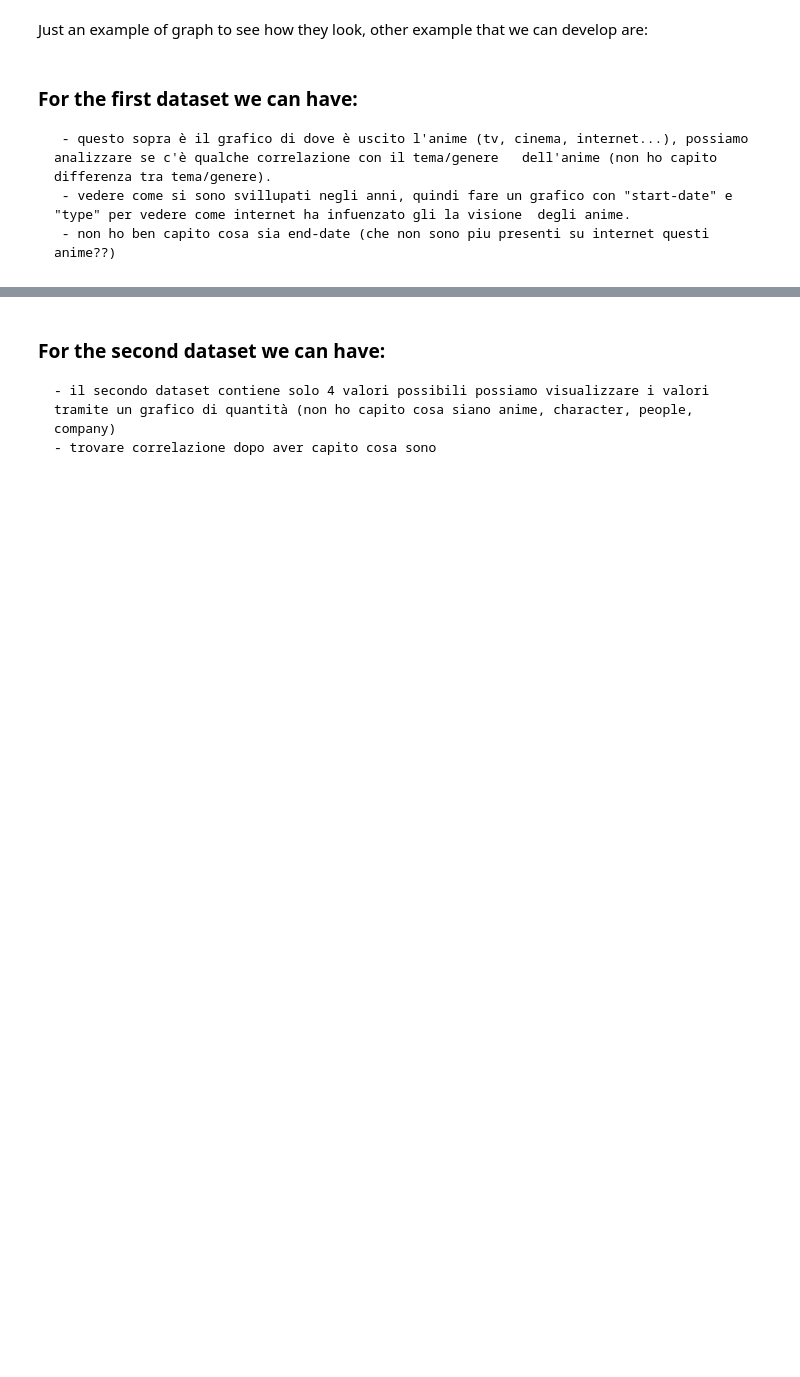
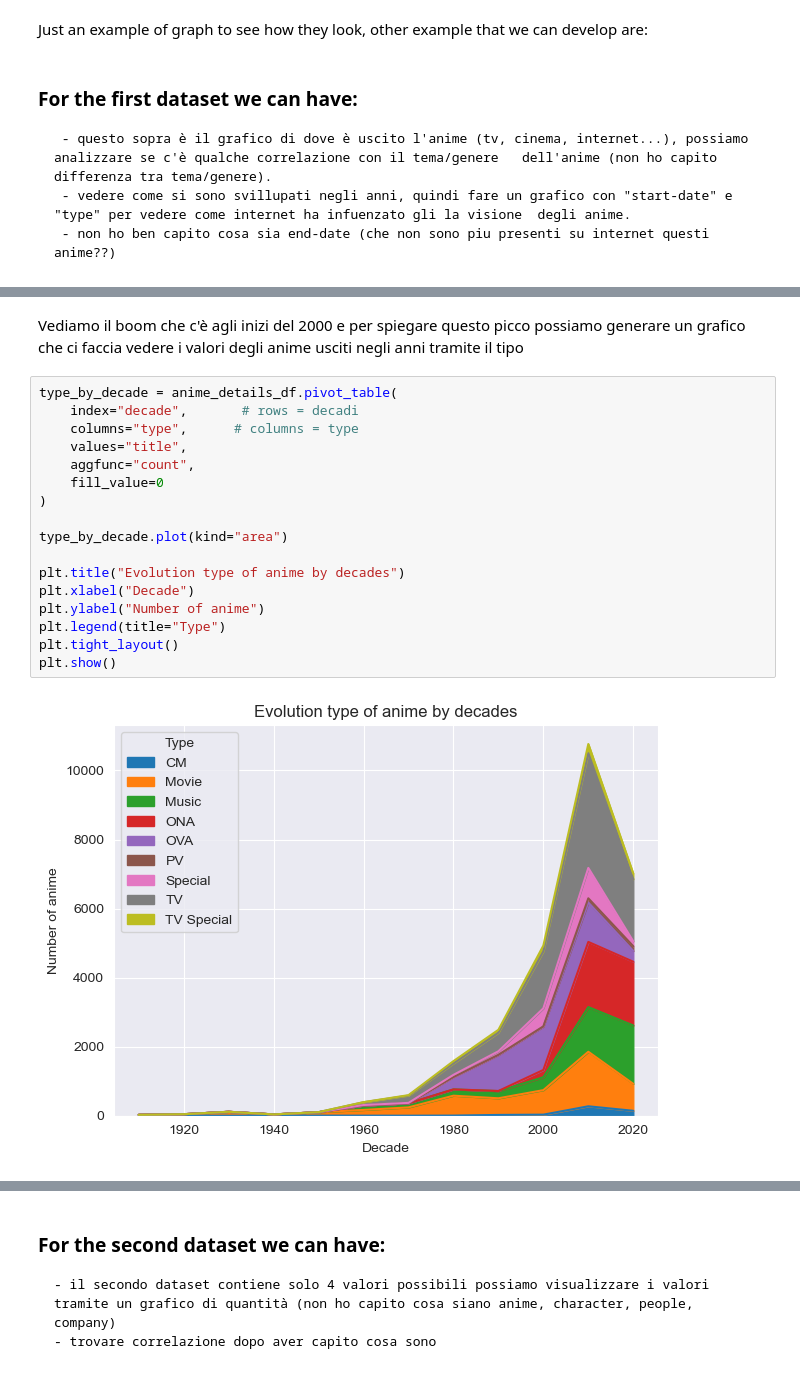
Before and after one commit to denis-budau/HCI-TWEB_2025-26, a Jupyter notebook: solution/data_visualitation.ipynb, the cells around one changed output, grey strips where cells are left out. Saved outputs shown, nothing was run; the diff lists cells and outputs as text; blank space fills up the shorter version.

```diff
--- a/solution/data_visualitation.ipynb
+++ b/solution/data_visualitation.ipynb
@@ -26,0 +66,21 @@ Just an example of graph to see how they look, other example that we can develop
+# %% [markdown]
+Vediamo il boom che c'è agli inizi del 2000 e per spiegare questo picco possiamo generare un grafico che ci faccia vedere i valori degli anime usciti negli anni tramite il tipo
+# %%
+type_by_decade = anime_details_df.pivot_table(
+    index="decade",       # rows = decadi
+    columns="type",      # columns = type
+    values="title",
+    aggfunc="count",
+    fill_value=0
+)
+
+type_by_decade.plot(kind="area")
+
+plt.title("Evolution type of anime by decades")
+plt.xlabel("Decade")
+plt.ylabel("Number of anime")
+plt.legend(title="Type")
+plt.tight_layout()
+plt.show()
+# %% [output]
+[figure, added]
```
Also changed, not shown: parts of 5 cells of this notebook, 3 other files.
